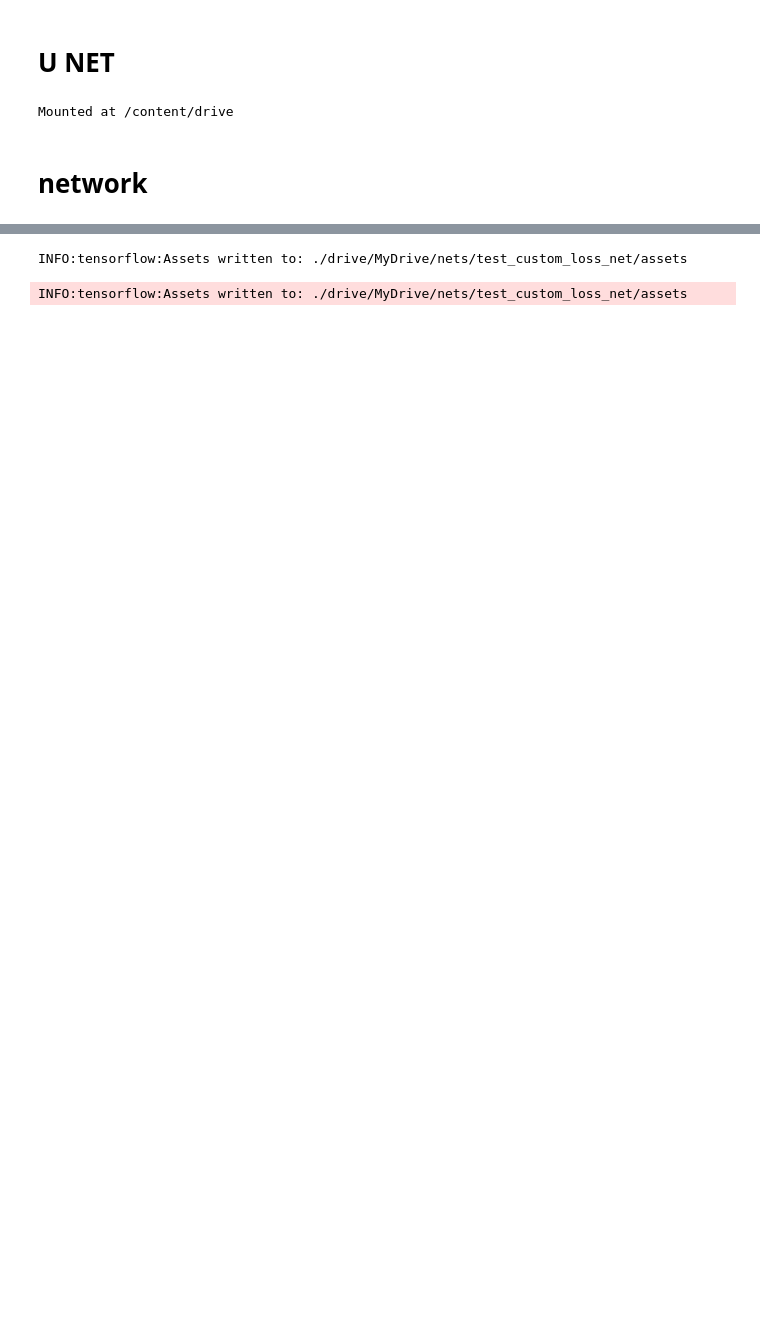
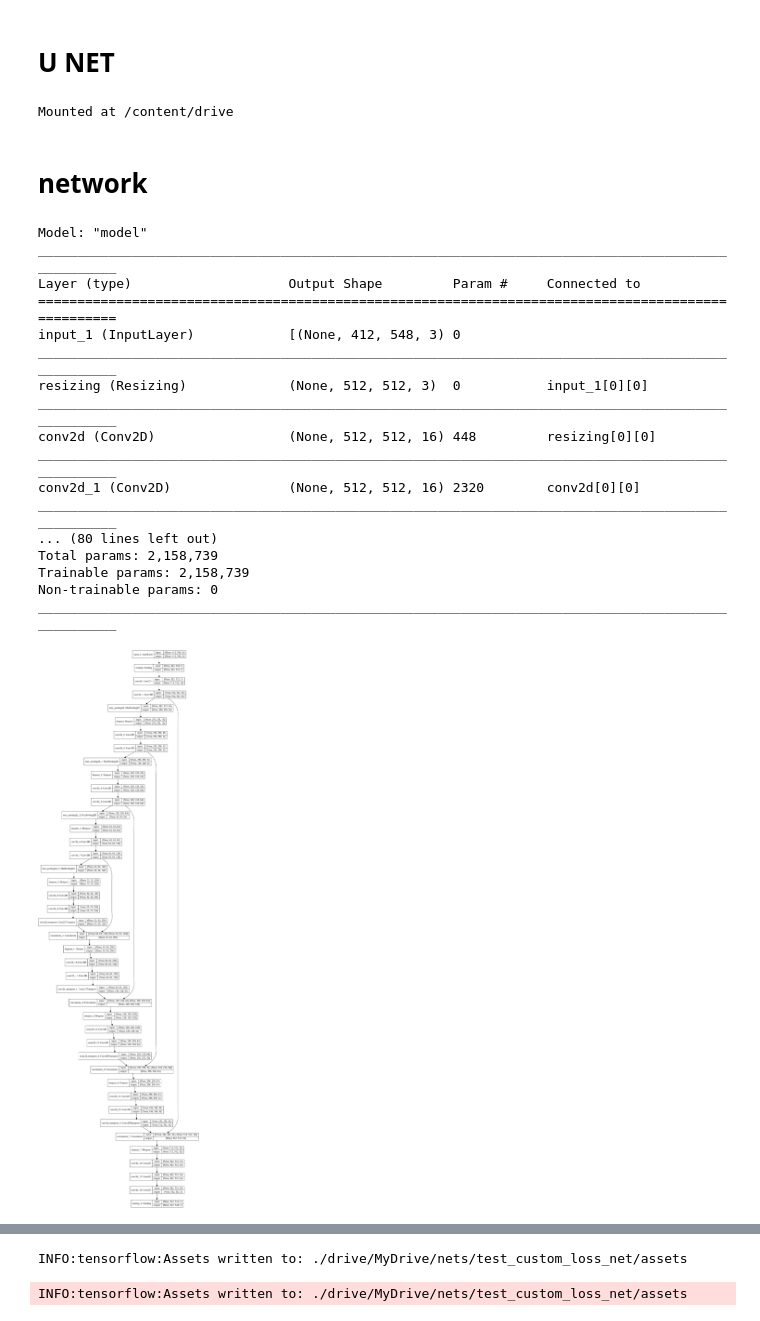
Before and after one commit to abubakrsiddq/ImageDehazing, a Jupyter notebook: models/custom_loss/unet_dehaze_blocks.ipynb, the cells around one changed output, grey strips where cells are left out. Cells and saved outputs as stored; diff of their text form; code cells hidden in the pictures; blank space fills up the shorter version.

```diff
--- a/models/custom_loss/unet_dehaze_blocks.ipynb
+++ b/models/custom_loss/unet_dehaze_blocks.ipynb
@@ -477,3 +368,34 @@ def gman_net():
+# %%
+from tensorflow.keras.utils import plot_model
+model= unet()
+model.model().summary()
+
+dot_img_file = '/tmp/model_1.png'
+tf.keras.utils.plot_model(
+    model.build_graph(),                      # here is the trick (for now)
+    to_file='model.png', dpi=96,              # saving
+    show_shapes=True, show_layer_names=True,  # show shapes and layer name
+    expand_nested=False                       # will show nested block
+)
+# %% [output]
+Model: "model"
+__________________________________________________________________________________________________
+Layer (type)                    Output Shape         Param #     Connected to
+==================================================================================================
+input_1 (InputLayer)            [(None, 412, 548, 3) 0
+__________________________________________________________________________________________________
+resizing (Resizing)             (None, 512, 512, 3)  0           input_1[0][0]
+__________________________________________________________________________________________________
+conv2d (Conv2D)                 (None, 512, 512, 16) 448         resizing[0][0]
+__________________________________________________________________________________________________
+conv2d_1 (Conv2D)               (None, 512, 512, 16) 2320        conv2d[0][0]
+__________________________________________________________________________________________________
+... (80 lines left out)
+Total params: 2,158,739
+Trainable params: 2,158,739
+Non-trainable params: 0
+__________________________________________________________________________________________________
+[figure, added]
 # %%
 class custom_Loss(tf.keras.Model):
   def __init__(self):
```
Also changed, not shown: parts of 8 cells of this notebook.
